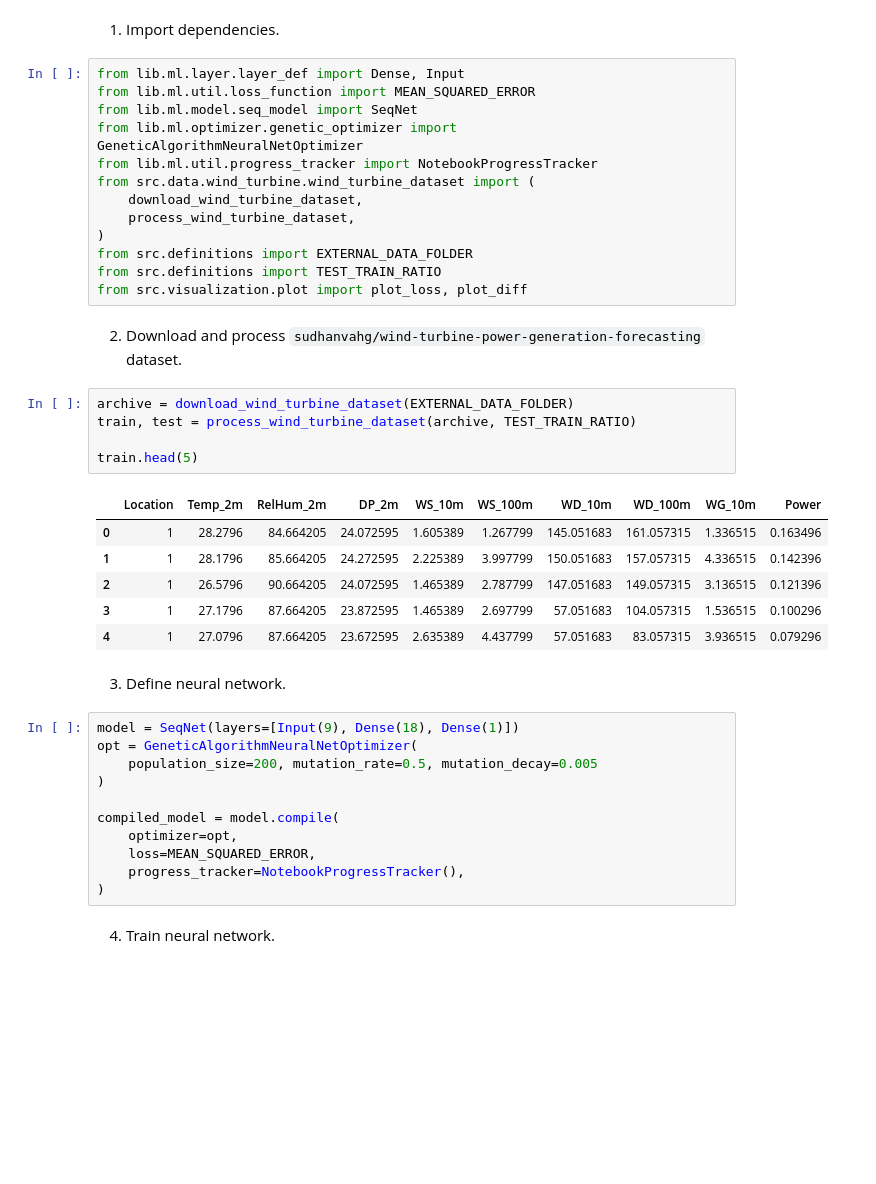
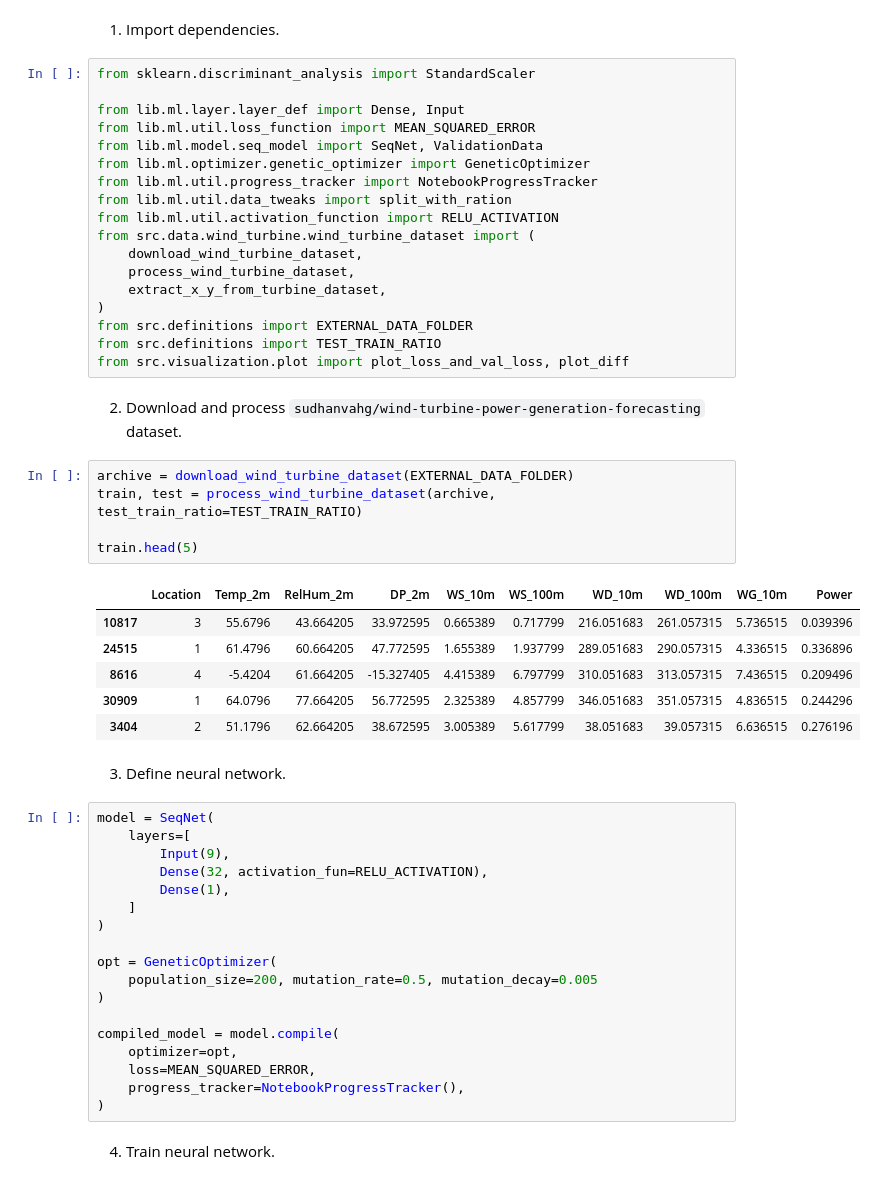
Before and after one commit to melalex/computational-intelligence, a Jupyter notebook: notebooks/wind_turbine_forecasting.ipynb, the cells around one changed output. Drawn from its saved outputs; the diff is of its cells as text; blank space fills up the shorter version.

```diff
--- a/notebooks/wind_turbine_forecasting.ipynb
+++ b/notebooks/wind_turbine_forecasting.ipynb
@@ -5,37 +5,49 @@ Train dataset contains hourly meteorological data along with power output measur
 # %% [markdown]
 1. Import dependencies.
 # %%
+from sklearn.discriminant_analysis import StandardScaler
+
 from lib.ml.layer.layer_def import Dense, Input
 from lib.ml.util.loss_function import MEAN_SQUARED_ERROR
-from lib.ml.model.seq_model import SeqNet
-from lib.ml.optimizer.genetic_optimizer import GeneticAlgorithmNeuralNetOptimizer
+from lib.ml.model.seq_model import SeqNet, ValidationData
+from lib.ml.optimizer.genetic_optimizer import GeneticOptimizer
 from lib.ml.util.progress_tracker import NotebookProgressTracker
+from lib.ml.util.data_tweaks import split_with_ration
+from lib.ml.util.activation_function import RELU_ACTIVATION
 from src.data.wind_turbine.wind_turbine_dataset import (
     download_wind_turbine_dataset,
     process_wind_turbine_dataset,
+    extract_x_y_from_turbine_dataset,
 )
 from src.definitions import EXTERNAL_DATA_FOLDER
 from src.definitions import TEST_TRAIN_RATIO
-from src.visualization.plot import plot_loss, plot_diff
+from src.visualization.plot import plot_loss_and_val_loss, plot_diff
 # %% [markdown]
 2. Download and process `sudhanvahg/wind-turbine-power-generation-forecasting` dataset.
 # %%
 archive = download_wind_turbine_dataset(EXTERNAL_DATA_FOLDER)
-train, test = process_wind_turbine_dataset(archive, TEST_TRAIN_RATIO)
+train, test = process_wind_turbine_dataset(archive, test_train_ratio=TEST_TRAIN_RATIO)
 
 train.head(5)
 # %% [output]
 |  | Location | Temp_2m | RelHum_2m | DP_2m | WS_10m | WS_100m | WD_10m | WD_100m | WG_10m | Power |
-| 0 | 1 | 28.2796 | 84.664205 | 24.072595 | 1.605389 | 1.267799 | 145.051683 | 161.057315 | 1.336515 | 0.163496 |
-| 1 | 1 | 28.1796 | 85.664205 | 24.272595 | 2.225389 | 3.997799 | 150.051683 | 157.057315 | 4.336515 | 0.142396 |
-| 2 | 1 | 26.5796 | 90.664205 | 24.072595 | 1.465389 | 2.787799 | 147.051683 | 149.057315 | 3.136515 | 0.121396 |
-| 3 | 1 | 27.1796 | 87.664205 | 23.872595 | 1.465389 | 2.697799 | 57.051683 | 104.057315 | 1.536515 | 0.100296 |
-| 4 | 1 | 27.0796 | 87.664205 | 23.672595 | 2.635389 | 4.437799 | 57.051683 | 83.057315 | 3.936515 | 0.079296 |
+| 10817 | 3 | 55.6796 | 43.664205 | 33.972595 | 0.665389 | 0.717799 | 216.051683 | 261.057315 | 5.736515 | 0.039396 |
+| 24515 | 1 | 61.4796 | 60.664205 | 47.772595 | 1.655389 | 1.937799 | 289.051683 | 290.057315 | 4.336515 | 0.336896 |
+| 8616 | 4 | -5.4204 | 61.664205 | -15.327405 | 4.415389 | 6.797799 | 310.051683 | 313.057315 | 7.436515 | 0.209496 |
+| 30909 | 1 | 64.0796 | 77.664205 | 56.772595 | 2.325389 | 4.857799 | 346.051683 | 351.057315 | 4.836515 | 0.244296 |
+| 3404 | 2 | 51.1796 | 62.664205 | 38.672595 | 3.005389 | 5.617799 | 38.051683 | 39.057315 | 6.636515 | 0.276196 |
 # %% [markdown]
 3. Define neural network.
 # %%
-model = SeqNet(layers=[Input(9), Dense(18), Dense(1)])
-opt = GeneticAlgorithmNeuralNetOptimizer(
+model = SeqNet(
+    layers=[
+        Input(9),
+        Dense(32, activation_fun=RELU_ACTIVATION),
+        Dense(1),
+    ]
+)
+
+opt = GeneticOptimizer(
     population_size=200, mutation_rate=0.5, mutation_decay=0.005
 )
 
```
Also changed, not shown: parts of 4 cells of this notebook, 15 other files.
